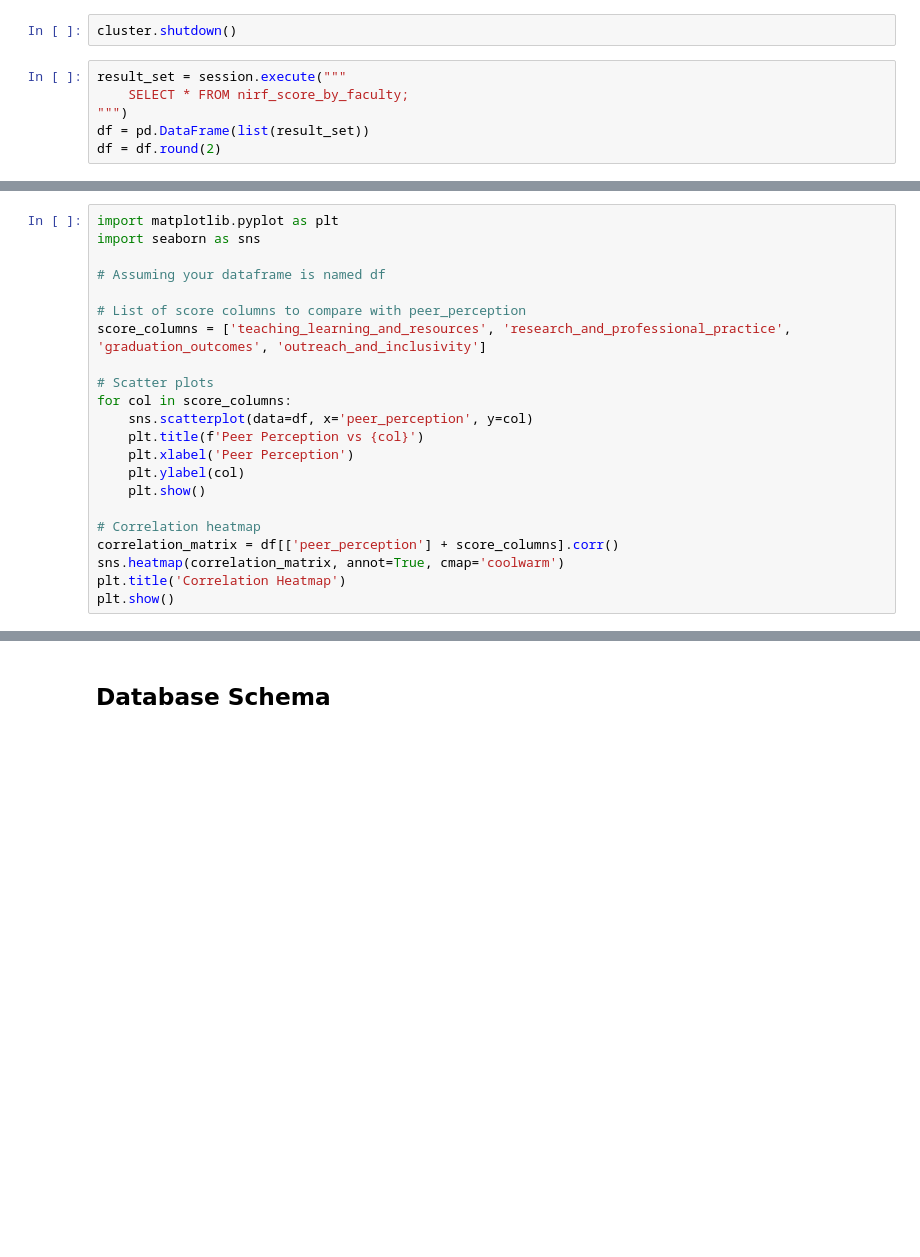
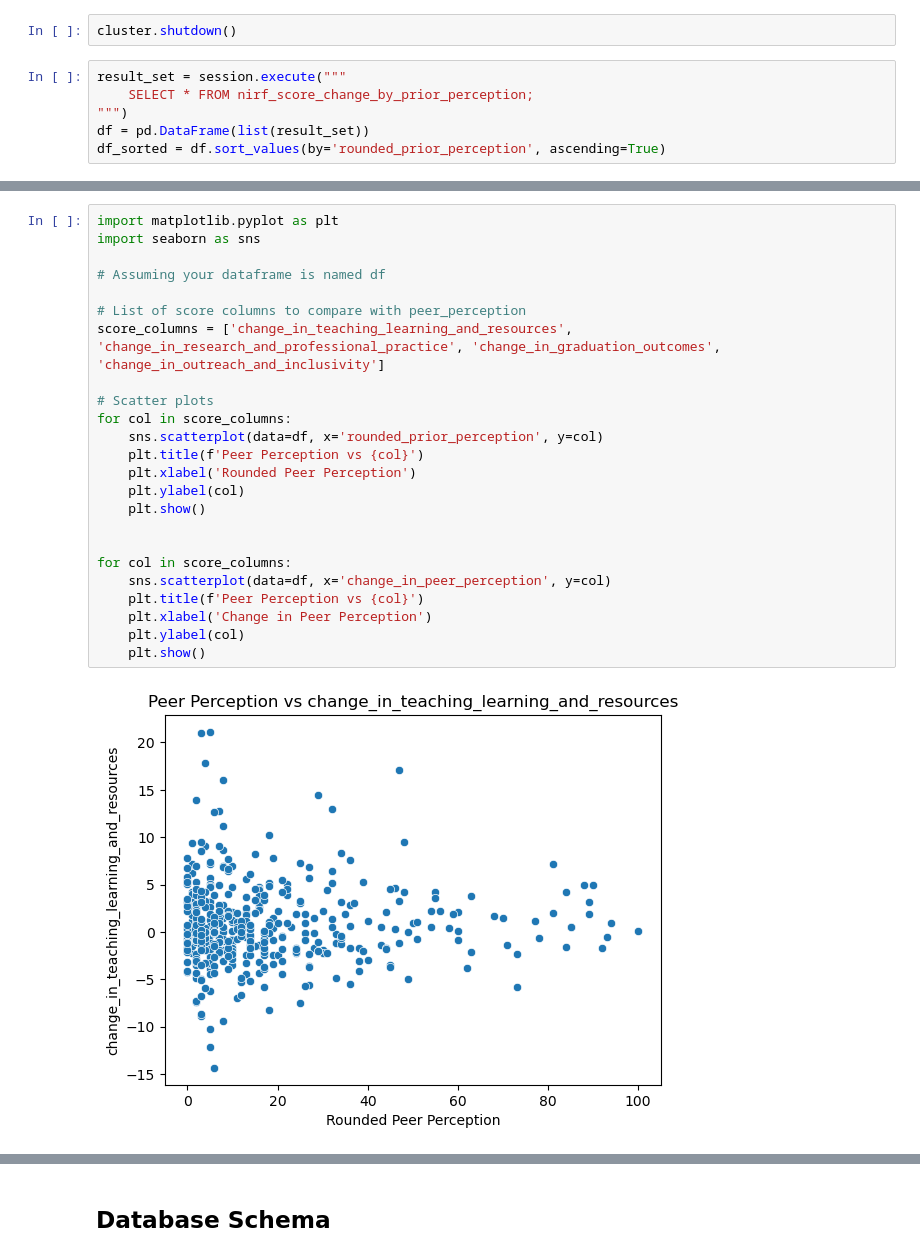
Before and after one commit to Xilandia/NIRF-Rankings, a Jupyter notebook: Dataset Workspace.ipynb, the cells around one changed output, grey strips where cells are left out. Cells and saved outputs as stored; diff of their text form; blank space fills up the shorter version.

```diff
--- a/Dataset Workspace.ipynb
+++ b/Dataset Workspace.ipynb
@@ -26,7 +87,7 @@ with open('/Users/omersegal/University/Year 3/Semester 1/Big Data Platform/Homew
 cluster.shutdown()
 # %%
 result_set = session.execute("""
-    SELECT * FROM nirf_score_by_faculty;
+    SELECT * FROM nirf_score_change_by_prior_perception;
 """)
 df = pd.DataFrame(list(result_set))
-df = df.round(2)
+df_sorted = df.sort_values(by='rounded_prior_perception', ascending=True)
@@ -35,22 +134,26 @@ df
 # %%
 import matplotlib.pyplot as plt
 import seaborn as sns
 
 # Assuming your dataframe is named df
 
 # List of score columns to compare with peer_perception
-score_columns = ['teaching_learning_and_resources', 'research_and_professional_practice', 'graduation_outcomes', 'outreach_and_inclusivity']
+score_columns = ['change_in_teaching_learning_and_resources', 'change_in_research_and_professional_practice', 'change_in_graduation_outcomes', 'change_in_outreach_and_inclusivity']
 
 # Scatter plots
 for col in score_columns:
-    sns.scatterplot(data=df, x='peer_perception', y=col)
+    sns.scatterplot(data=df, x='rounded_prior_perception', y=col)
     plt.title(f'Peer Perception vs {col}')
-    plt.xlabel('Peer Perception')
+    plt.xlabel('Rounded Peer Perception')
     plt.ylabel(col)
     plt.show()
 
-# Correlation heatmap
-correlation_matrix = df[['peer_perception'] + score_columns].corr()
-sns.heatmap(correlation_matrix, annot=True, cmap='coolwarm')
-plt.title('Correlation Heatmap')
-plt.show()
+
+for col in score_columns:
+    sns.scatterplot(data=df, x='change_in_peer_perception', y=col)
+    plt.title(f'Peer Perception vs {col}')
+    plt.xlabel('Change in Peer Perception')
+    plt.ylabel(col)
+    plt.show()
+# %% [output]
+[figure, added]
```
Also changed, not shown: parts of 20 cells of this notebook.
